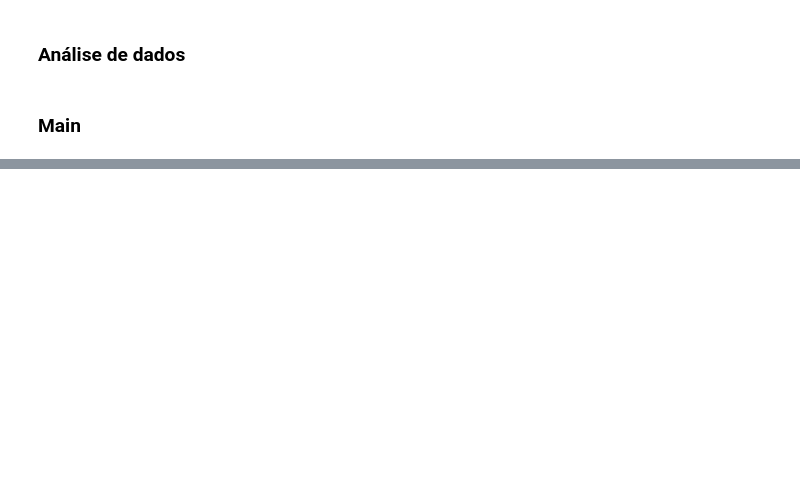
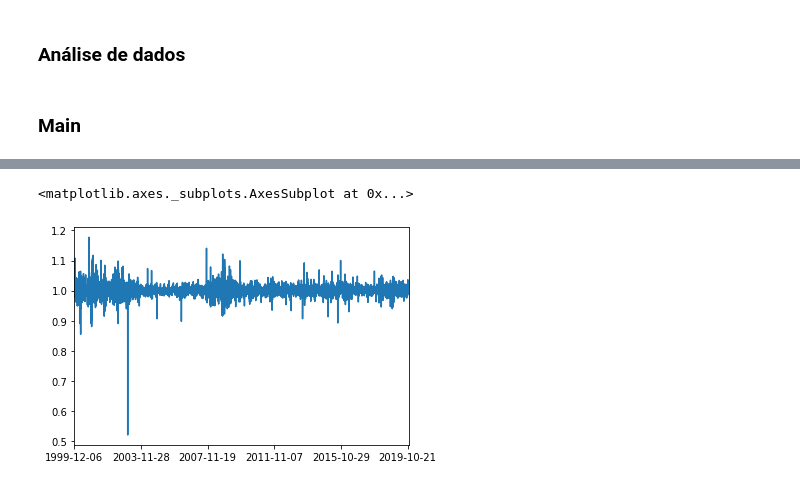
Before and after one commit to rHilkner/mc030, a Jupyter notebook: pfg.ipynb, the cells around one changed output, grey strips where cells are left out. Saved outputs shown, nothing was run; the diff lists cells and outputs as text; code cells hidden in the pictures; blank space fills up the shorter version.

```diff
--- a/pfg.ipynb
+++ b/pfg.ipynb
@@ -634,0 +402,6 @@ Epoch 200/200
+# %%
+div.sort_index(inplace=True)
+div.plot()
+# %% [output]
+<matplotlib.axes._subplots.AxesSubplot at 0x...>
+[figure, added]
```
Also changed, not shown: parts of 56 cells of this notebook.
